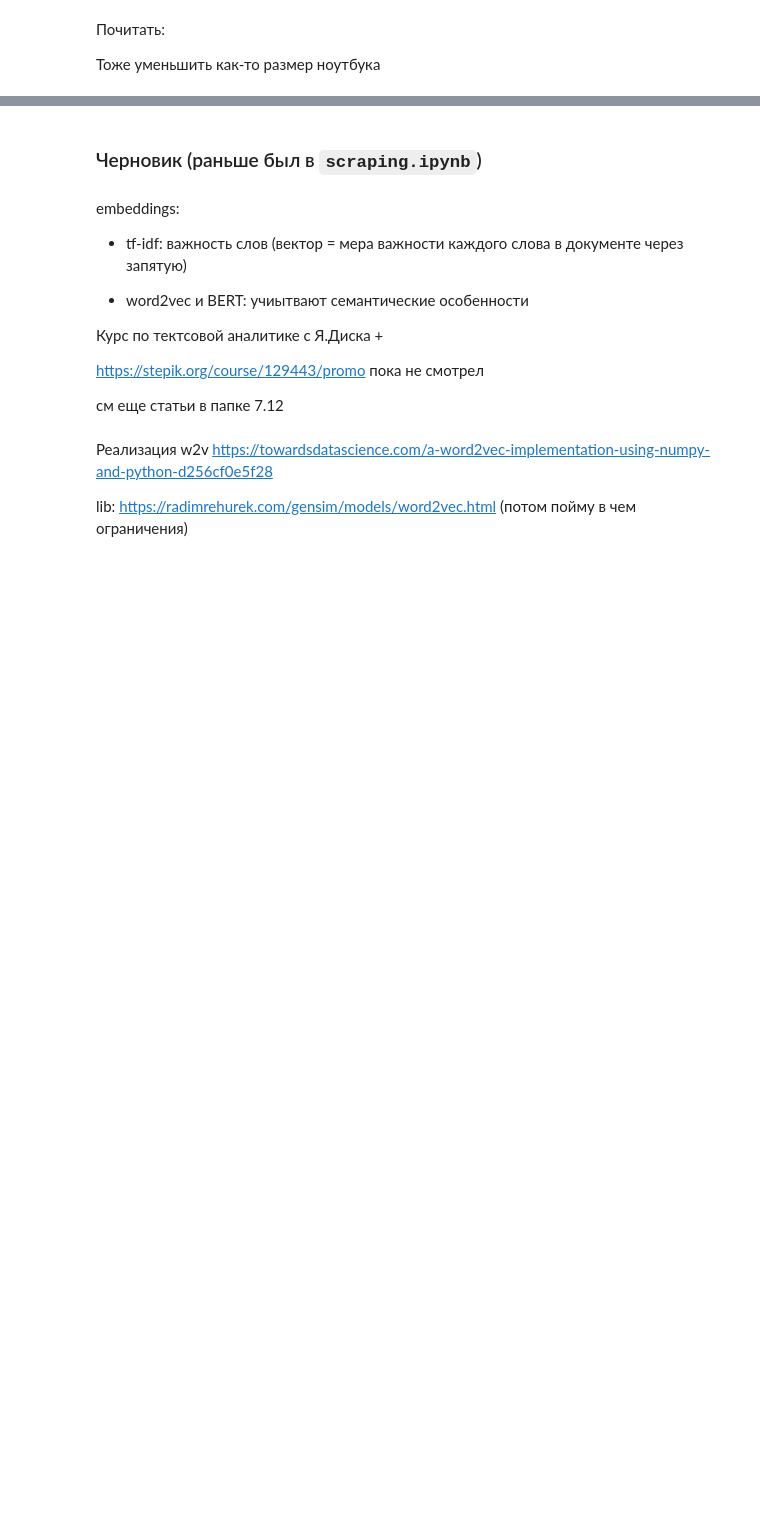
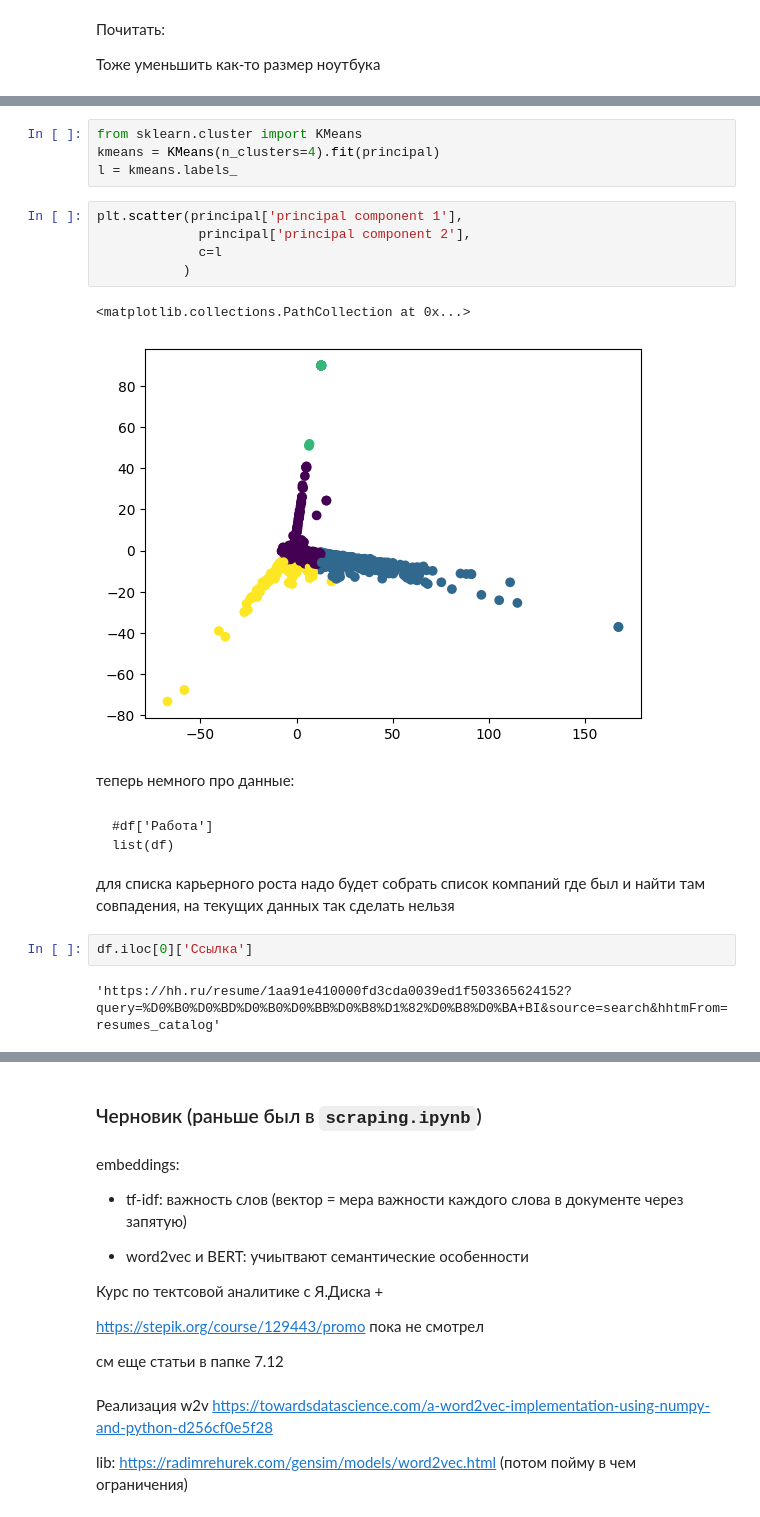
Before and after one commit to aefrt/automatization-recruiting, a Jupyter notebook: analysis.ipynb, the cells around one changed output, grey strips where cells are left out. Drawn from its saved outputs; the diff is of its cells as text; blank space fills up the shorter version.

````diff
--- a/analysis.ipynb
+++ b/analysis.ipynb
@@ -454,0 +603,25 @@ for x in embs_flattened:
+# %%
+from sklearn.cluster import KMeans
+kmeans = KMeans(n_clusters=4).fit(principal)
+l = kmeans.labels_
+# %%
+plt.scatter(principal['principal component 1'],
+             principal['principal component 2'],
+             c=l
+           )
+# %% [output]
+<matplotlib.collections.PathCollection at 0x...>
+[figure, added]
+# %% [markdown]
+теперь немного про данные:
+# %% [markdown]
+```
+#df['Работа']
+list(df)
+```
+
+для списка карьерного роста надо будет собрать список компаний где был и найти там совпадения, на текущих данных так сделать нельзя
+# %%
+df.iloc[0]['Ссылка']
+# %% [output]
+'https://hh.ru/resume/1aa91e410000fd3cda0039ed1f503365624152?query=%D0%B0%D0%BD%D0%B0%D0%BB%D0%B8%D1%82%D0%B8%D0%BA+BI&source=search&hhtmFrom=resumes_catalog'
````
Also changed, not shown: parts of 45 cells of this notebook, 1 other file.
